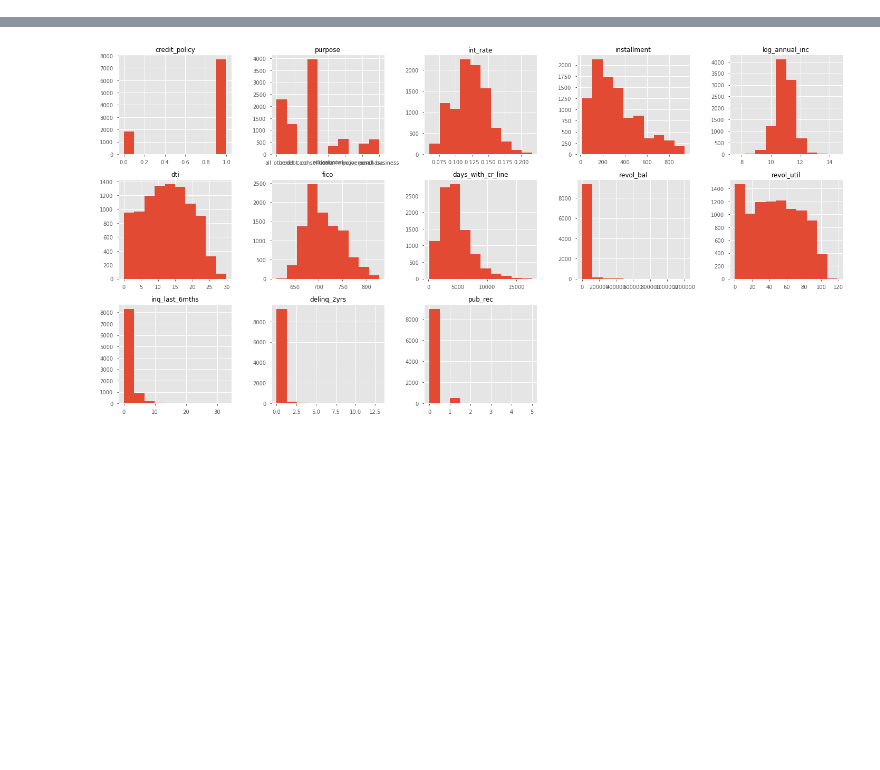
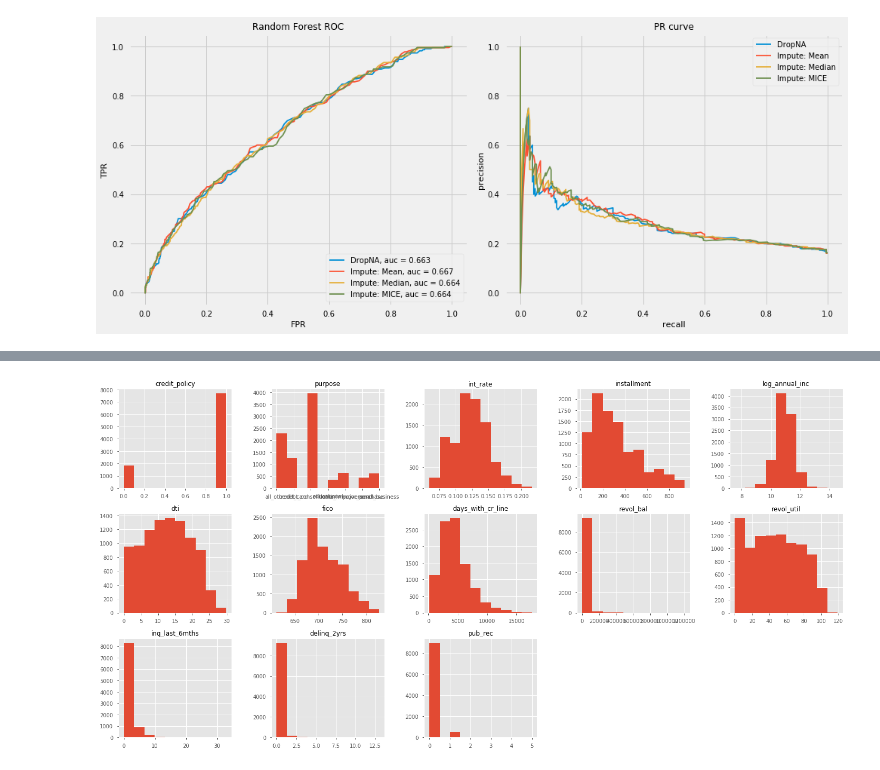
Before and after one commit to ImadDabbura/blog-posts, a Jupyter notebook: notebooks/Predicting-Loan-Repayment.ipynb, the cells around one changed output, grey strips where cells are left out. Saved outputs shown, nothing was run; the diff lists cells and outputs as text; code cells hidden in the pictures; blank space fills up the shorter version.

Commit message:
Finished missing values section

```diff
--- a/notebooks/Predicting-Loan-Repayment.ipynb
+++ b/notebooks/Predicting-Loan-Repayment.ipynb
@@ -131,0 +198,27 @@ Since we are dealing with imbalanced data, we'll explain in more details in "Dat
+# %%
+# Original Data
+X = df.loc[:, df.columns != "not_fully_paid"].values
+y = df.loc[:, df.columns == "not_fully_paid"].values.flatten()
+X_train, X_test, y_train, y_test = train_test_split(
+    X, y, test_size=0.3, shuffle=True, random_state=123, stratify=y)
+X_valid, X_test, y_valid, y_test = train_test_split(
+    X_test, y_test, test_size=0.5, shuffle=True, random_state=123, stratify=y_test)
+print(f"Original data shapes: {X_train.shape, X_valid.shape, X_test.shape}")
+
+# Drop NA and remove binary columns
+train_indices_na = np.max(np.isnan(X_train), axis=1)
+valid_indices_na = np.max(np.isnan(X_valid), axis=1)
+test_indices_na = np.max(np.isnan(X_test), axis=1)
+X_train_dropna, y_train_dropna = X_train[~train_indices_na, :][:, :-6], y_train[~train_indices_na]
+X_valid_dropna, y_valid_dropna = X_valid[~valid_indices_na, :][:, :-6], y_valid[~valid_indices_na]
+X_test_dropna, y_test_dropna = X_test[~test_indices_na, :][:, :-6], y_test[~test_indices_na]
+print(f"After dropping NAs: {X_train_dropna.shape, X_valid_dropna.shape, X_test_dropna.shape}")
+
+# MICE data
+mice = fancyimpute.MICE(verbose=0)
+X_mice = mice.complete(X)
+X_train_mice, X_test_mice, y_train_mice, y_test_mice = train_test_split(
+    X_mice, y, test_size=0.3, shuffle=True, random_state=123, stratify=y)
+X_valid_mice, X_test_mice, y_valid_mice, y_test_mice = train_test_split(
+    X_test_mice, y_test_mice, test_size=0.5, shuffle=True, random_state=123, stratify=y_test_mice)
+print(f"MICE data shapes: {X_train_mice.shape, X_valid_mice.shape, X_test_mice.shape}")
@@ -131,0 +269,16 @@ Since we are dealing with imbalanced data, we'll explain in more details in "Dat
+# %%
+# Define models' list and data lists for plotting ROC and PR curves
+models = [pip_baseline, pip_impute_mean, pip_impute_median, pip_impute_mice]
+X_train_list = [X_train_dropna, X_train, X_train, X_train_mice]
+X_valid_list = [X_valid_dropna, X_valid, X_valid, X_valid_mice]
+y_train_list = [y_train_dropna, y_train, y_train, y_train_mice]
+y_valid_list = [y_valid_dropna, y_valid, y_valid, y_valid_mice]
+
+# Plot ROC and PR curves for all models
+plot_roc_and_pr_curves(models, X_train_list, y_train_list,
+                       X_valid_list, y_valid_list,
+                       roc_title="Random Forest ROC",
+                       pr_title="PR curve",
+                       labels=["DropNA", "Impute: Mean", "Impute: Median", "Impute: MICE"])
+# %% [output]
+[figure, added]
```
Also changed, not shown: parts of 33 cells of this notebook.
